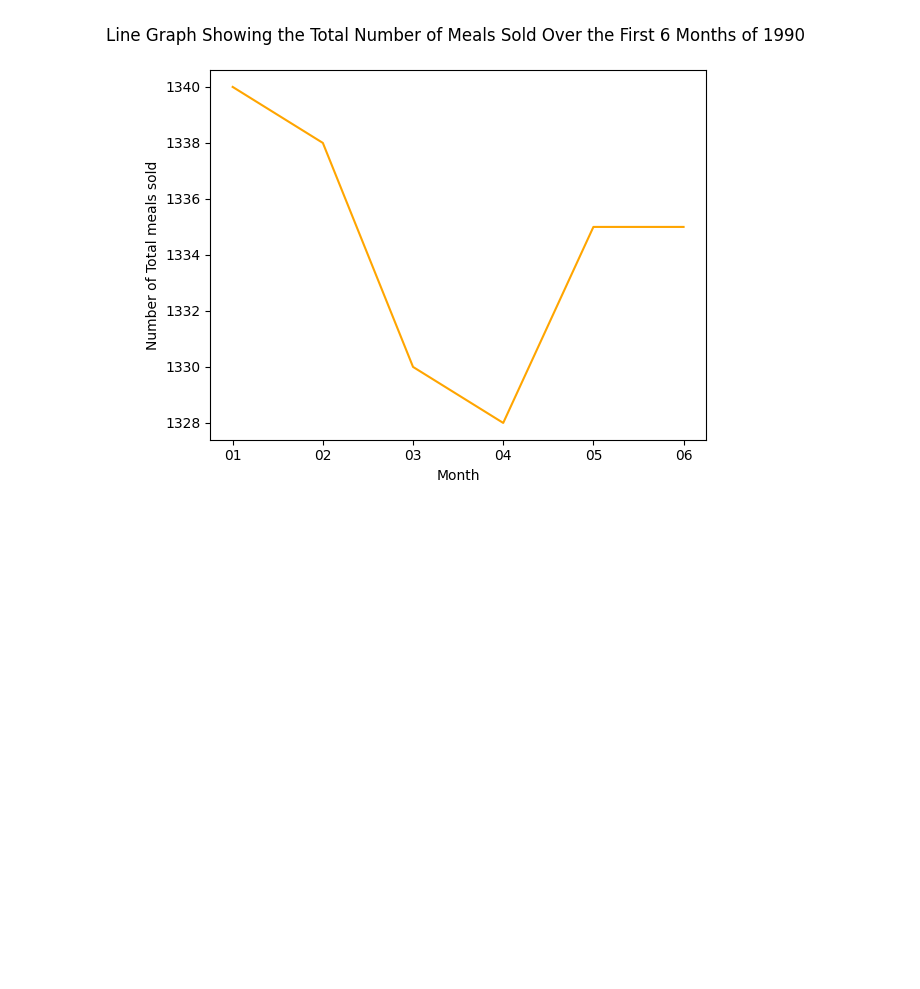
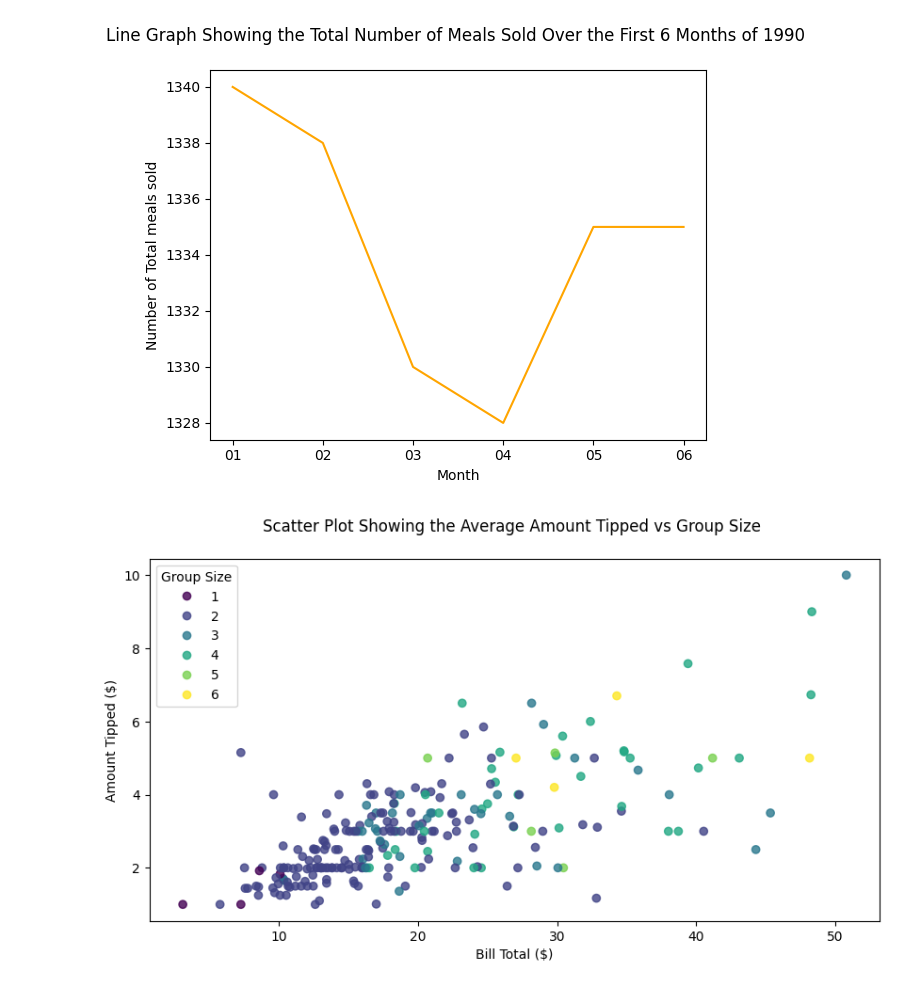
Before and after one commit to RealElvince/alx, a Jupyter notebook: notebooks/plot.ipynb, the cells around one changed output. Drawn from its saved outputs; the diff is of its cells as text; code cells hidden in the pictures; blank space fills up the shorter version.

Commit message:
scatter plot

```diff
--- a/notebooks/plot.ipynb
+++ b/notebooks/plot.ipynb
@@ -117,3 +117,23 @@ plt.title('Line Graph Showing the Total Number of Meals Sold Over the First 6 Mo
 plt.show()
 # %% [output]
 [figure]
+# %%
+# For this plot, we need to access the underlying Axes object used to create our chart.
+# To display our data correctly, we also set the `figsize` argument to increase the size of the plot.
+fig, ax = plt.subplots(figsize=(10,5))
+
+# Create the scatter plot, with the 'size' variable being coded as the marker colour.
+# set the `alpha` parameter to make the markers slightly transparent to view overlapping points.
+scatter = ax.scatter(df['total_bill'], df['tip'], c=df['size'], alpha=0.8)
+
+# We now create our legend based upon the underlying group size and colour assignments.
+ax.legend(*scatter.legend_elements(), loc="best", title="Group Size")
+
+# Set graph and axis titles.
+plt.title('Scatter Plot Showing the Average Amount Tipped vs Group Size \n')
+plt.xlabel('Bill Total ($)')
+plt.ylabel('Amount Tipped ($)')
+
+plt.show()
+# %% [output]
+[figure, added]
```
